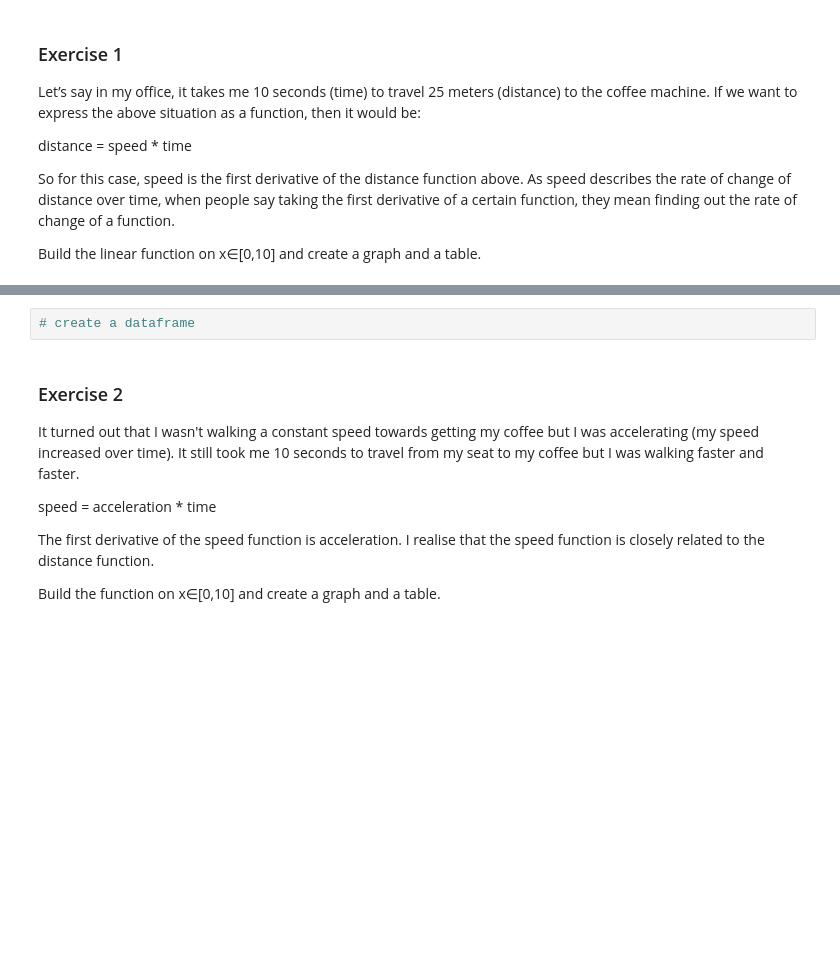
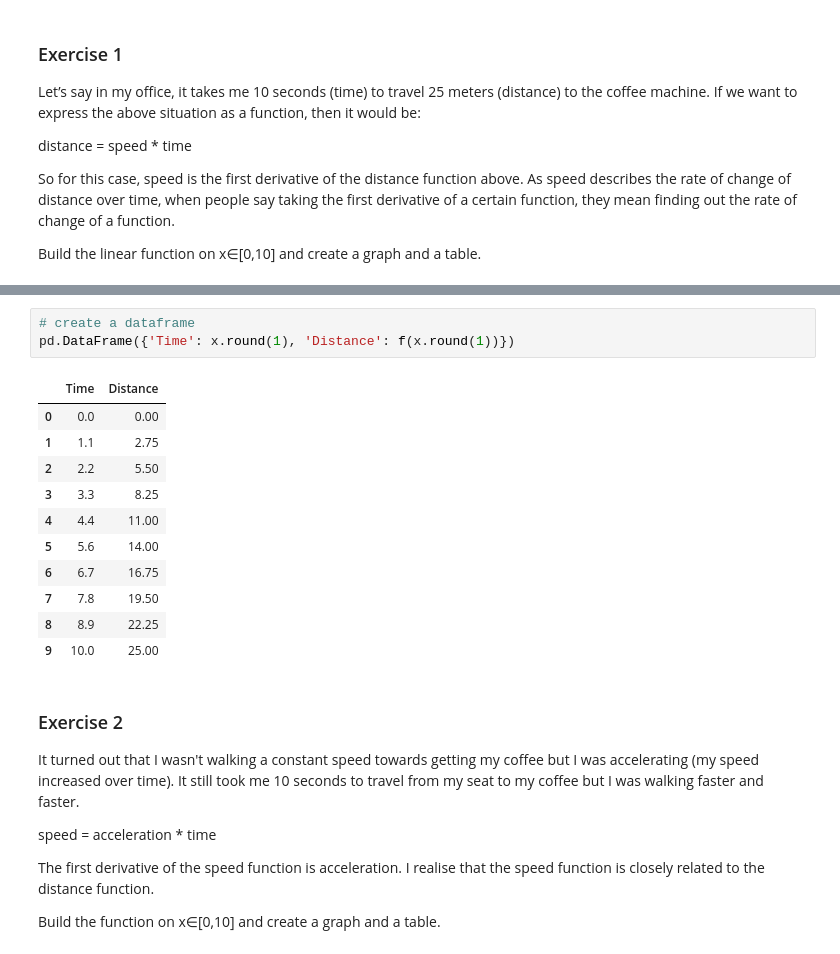
Before and after one commit to federico-serron/calculus-and-algebra-problems-with-python, a Jupyter notebook: problems.ipynb, the cells around one changed output, grey strips where cells are left out. Saved outputs shown, nothing was run; the diff lists cells and outputs as text; blank space fills up the shorter version.

```diff
--- a/problems.ipynb
+++ b/problems.ipynb
@@ -34,5 +40,18 @@ import matplotlib.plot as plt
 # %%
 # create a dataframe
+pd.DataFrame({'Time': x.round(1), 'Distance': f(x.round(1))})
+# %% [output]
+|  | Time | Distance |
+| 0 | 0.0 | 0.00 |
+| 1 | 1.1 | 2.75 |
+| 2 | 2.2 | 5.50 |
+| 3 | 3.3 | 8.25 |
+| 4 | 4.4 | 11.00 |
+| 5 | 5.6 | 14.00 |
+| 6 | 6.7 | 16.75 |
+| 7 | 7.8 | 19.50 |
+| 8 | 8.9 | 22.25 |
+| 9 | 10.0 | 25.00 |
 # %% [markdown]
 ### Exercise 2
 
```
Also changed, not shown: parts of 3 cells of this notebook, 1 other file.
